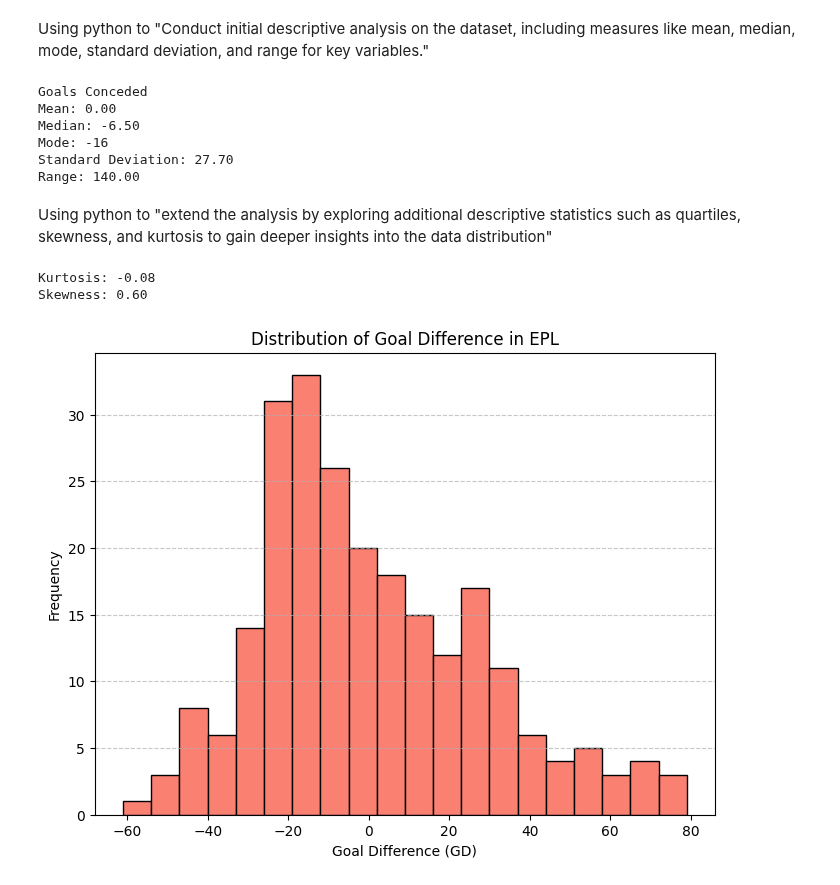
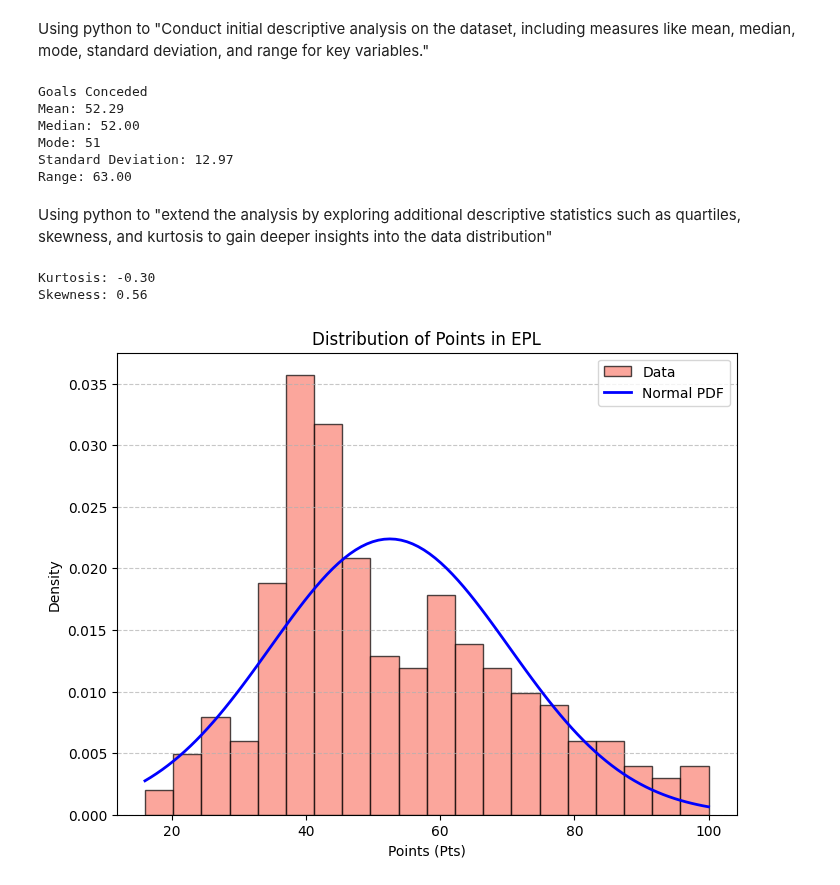
Before and after one commit to NeghiDB/365DaysSoccerDataAnalysisChallenge, a Jupyter notebook: index.ipynb, the cells around one changed output. Saved outputs shown, nothing was run; the diff lists cells and outputs as text; code cells hidden in the pictures.

Commit message:
Added Probability Density Function (PDF) curve to the histogram

```diff
--- a/index.ipynb
+++ b/index.ipynb
@@ -225,25 +225,25 @@ df = pd.read_csv('EPL Regular Season Stats 2011-2023 NEWEST.csv', encoding='lati
 #display(df)
 
 print("Goals Conceded")
-mean_value = df['GD'].mean()
+mean_value = df['GA'].mean()
 print(f"Mean: {mean_value:.2f}")
-median_value = df['GD'].median()
+median_value = df['GA'].median()
 print(f"Median: {median_value:.2f}")
-mode_value = df['GD'].mode().iloc[0]
+mode_value = df['GA'].mode().iloc[0]
 print(f"Mode: {mode_value}")
-std_value = df['GD'].std()
+std_value = df['GA'].std()
 print(f"Standard Deviation: {std_value:.2f}")
-min_value = df['GD'].min()
-max_value = df['GD'].max()
+min_value = df['GA'].min()
+max_value = df['GA'].max()
 range_value = max_value - min_value
 print(f"Range: {range_value:.2f}")
 # %% [output]
 Goals Conceded
-Mean: 0.00
-Median: -6.50
-Mode: -16
-Standard Deviation: 27.70
-Range: 140.00
+Mean: 52.29
+Median: 52.00
+Mode: 51
+Standard Deviation: 12.97
+Range: 63.00
 # %% [markdown]
 Using python to "extend the analysis by exploring additional descriptive statistics such as quartiles, skewness, and kurtosis to gain deeper insights into the data distribution"
 # %%
@@ -253,26 +253,36 @@ import pandas as pd
 data = pd.read_csv('EPL Regular Season Stats 2011-2023 NEWEST.csv', encoding='latin1', index_col=None)
 # %%
 import matplotlib.pyplot as plt
+import numpy as np
+from scipy.stats import norm
 from scipy.stats import skew
 from scipy.stats import kurtosis
 
 # Calculate kurtosis
-kurt = kurtosis(data['GD'])
+kurt = kurtosis(data['Pts'])
 print(f"Kurtosis: {kurt:.2f}")
 
 # Calculate skewness
-skewness = skew(data['GD'])
+skewness = skew(data['Pts'])
 print(f"Skewness: {skewness:.2f}")
 
 # Create a histogram
 plt.figure(figsize=(8, 6))
-plt.hist(data['GD'], bins=20, color='salmon', edgecolor='black')
-plt.xlabel('Goal Difference (GD)')
-plt.ylabel('Frequency')
-plt.title('Distribution of Goal Difference in EPL')
+plt.hist(data['Pts'], bins=20, color='salmon', edgecolor='black', density=True, alpha=0.7, label='Data')
+
+# Add a PDF curve (normal distribution)
+mu, sigma = np.mean(data['Pts']), np.std(data['Pts'])
+x = np.linspace(min(data['Pts']), max(data['Pts']), 100)
+pdf = norm.pdf(x, mu, sigma)
+plt.plot(x, pdf, color='blue', linewidth=2, label='Normal PDF')
+
+plt.xlabel('Points (Pts)')
+plt.ylabel('Density')
+plt.title('Distribution of Points in EPL')
 plt.grid(axis='y', linestyle='--', alpha=0.7)
+plt.legend()
 plt.show()
 # %% [output]
-Kurtosis: -0.08
-Skewness: 0.60
+Kurtosis: -0.30
+Skewness: 0.56
-[figure, old version]
+[figure, new version]
```
